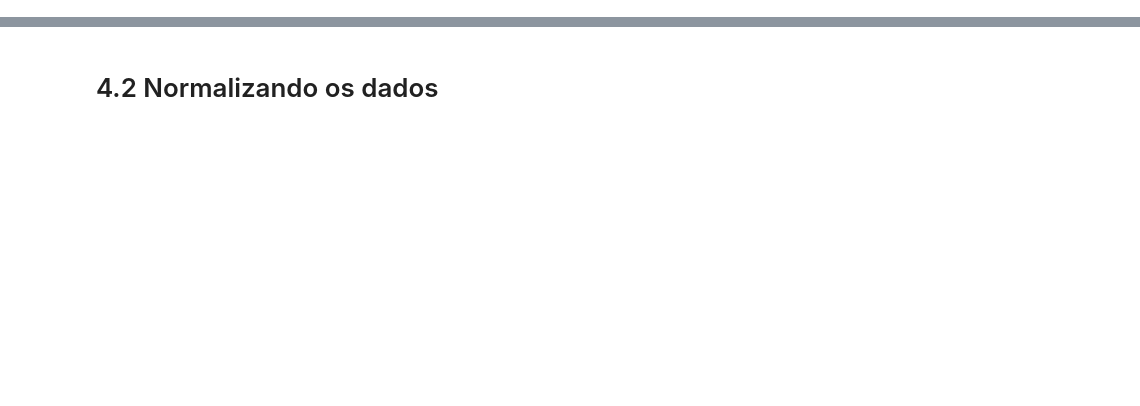
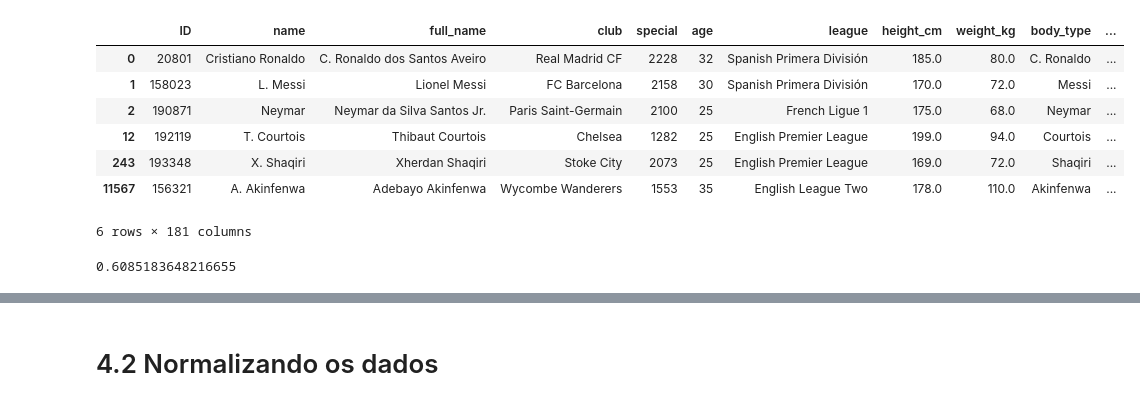
Before and after one commit to alysondantas/world-football-mining, a Jupyter notebook: preprocessing/Preprocessing.ipynb, the cells around one changed output, grey strips where cells are left out. Saved outputs shown, nothing was run; the diff lists cells and outputs as text; code cells hidden in the pictures; blank space fills up the shorter version.

Commit message:
preprocessing done

```diff
--- a/preprocessing/Preprocessing.ipynb
+++ b/preprocessing/Preprocessing.ipynb
@@ -4,8 +2,5 @@
 import pandas as pd
 import numpy as np
 import matplotlib.pyplot as plt
+
+fifa_df = pd.read_csv('../raw_data/completo.csv')
-# %%
-# Importando dados
-fifa_df = pd.read_csv('../completo.csv')
-missing = fifa_df.isnull().sum()
-missing
@@ -38,0 +100,14 @@ categorical_variables = [v for v in fifa_df.columns if v not in numerical_variab
+# %%
+# Recalculando body types dos jogadores com body types unicos
+odd_body_types = list(body_types[body_types==1].index)
+players_body = fifa_df[fifa_df['body_type'].isin(odd_body_types)]
+players_body
+# %% [output]
+|  | ID | name | full_name | club | special | age | league | height_cm | weight_kg | body_type | ... |
+| 0 | 20801 | Cristiano Ronaldo | C. Ronaldo dos Santos Aveiro | Real Madrid CF | 2228 | 32 | Spanish Primera División | 185.0 | 80.0 | C. Ronaldo | ... |
+| 1 | 158023 | L. Messi | Lionel Messi | FC Barcelona | 2158 | 30 | Spanish Primera División | 170.0 | 72.0 | Messi | ... |
+| 2 | 190871 | Neymar | Neymar da Silva Santos Jr. | Paris Saint-Germain | 2100 | 25 | French Ligue 1 | 175.0 | 68.0 | Neymar | ... |
+| 12 | 192119 | T. Courtois | Thibaut Courtois | Chelsea | 1282 | 25 | English Premier League | 199.0 | 94.0 | Courtois | ... |
+| 243 | 193348 | X. Shaqiri | Xherdan Shaqiri | Stoke City | 2073 | 25 | English Premier League | 169.0 | 72.0 | Shaqiri | ... |
+| 11567 | 156321 | A. Akinfenwa | Adebayo Akinfenwa | Wycombe Wanderers | 1553 | 35 | English League Two | 178.0 | 110.0 | Akinfenwa | ... |
+6 rows × 181 columns
@@ -38,0 +124,16 @@ categorical_variables = [v for v in fifa_df.columns if v not in numerical_variab
+# %%
+regressor = AdaBoostClassifier(MultinomialNB())
+scalerX = MinMaxScaler()
+
+data_x = fifa_df.drop(players_body.index)[numerical_variables]
+data_x = data_x.fillna(data_x.mean())
+data_x = scalerX.fit_transform(data_x)
+
+from sklearn.preprocessing import LabelEncoder
+encoder = LabelEncoder()
+data_y = encoder.fit_transform(fifa_df.drop(players_body.index).body_type)
+
+results = cross_val_score(regressor, data_x, data_y, cv=10, scoring="accuracy")
+np.mean(results)
+# %% [output]
+0.6085183648216655
```
Also changed, not shown: parts of 55 cells of this notebook, 3 other files.
